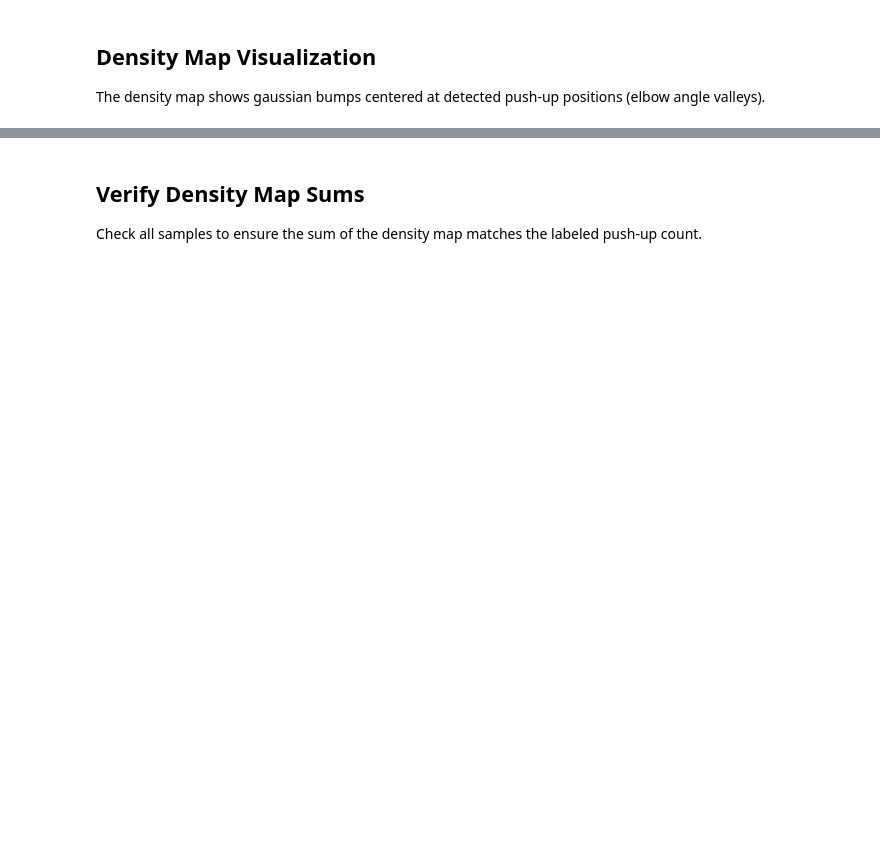
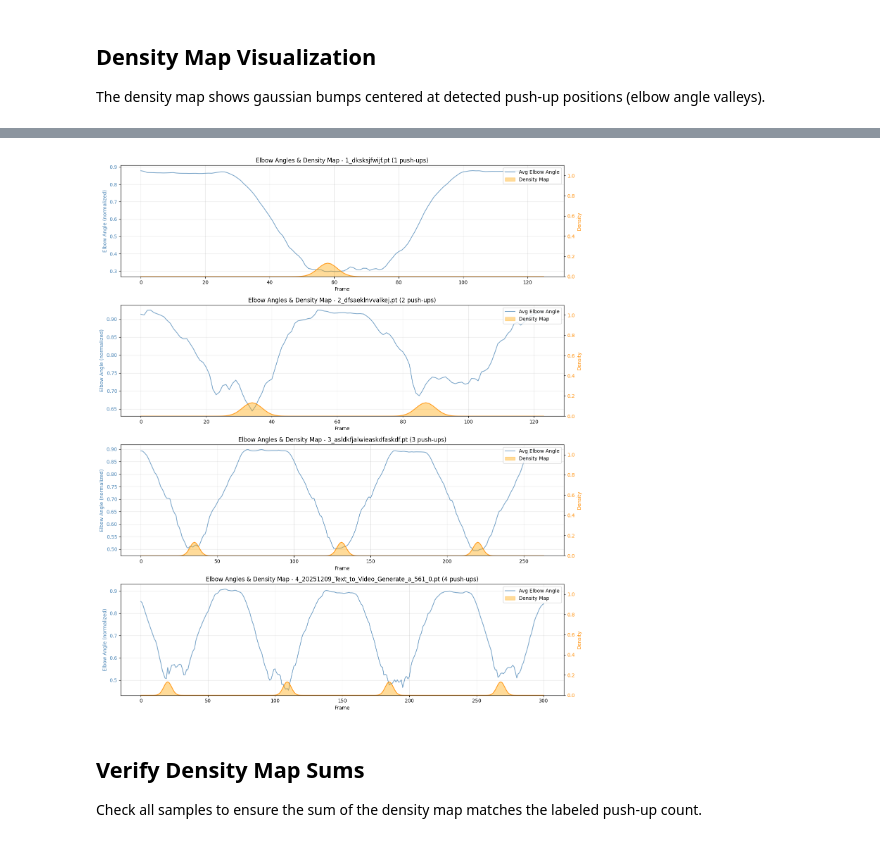
Before and after one commit to derekmok/machine-vision-coursework, a Jupyter notebook: visualize_angle_sequences.ipynb, the cells around one changed output, grey strips where cells are left out. Cells and saved outputs as stored; diff of their text form; code cells hidden in the pictures; blank space fills up the shorter version.

```diff
--- a/visualize_angle_sequences.ipynb
+++ b/visualize_angle_sequences.ipynb
@@ -214,22 +264,0 @@ plt.show()
-# %%
-# Pick one sample video
-sample_path = sample_files[1]  # 2 push-ups
-cache_data = torch.load(sample_path, weights_only=True)
-angles, density_map = cache_data['angles'], cache_data['density_map']
-filename = os.path.basename(sample_path)
-
-fig, axes = plt.subplots(3, 2, figsize=(14, 10))
-frames = np.arange(len(angles))
-
-for i, (ax, name) in enumerate(zip(axes.flat, ANGLE_NAMES)):
-    ax.plot(frames, angles[:, i].numpy(), color='steelblue', linewidth=1.5)
-    ax.fill_between(frames, angles[:, i].numpy(), alpha=0.3, color='steelblue')
-    ax.set_title(name, fontsize=12)
-    ax.set_xlabel('Frame')
-    ax.set_ylabel('Angle (normalized)')
-    ax.grid(True, alpha=0.3)
-    ax.set_ylim(0, 1.1)
-
-fig.suptitle(f'All Joint Angles - {filename}', fontsize=14, y=1.02)
-plt.tight_layout()
-plt.show()
@@ -314,3 +265,19 @@ for file_path in sample_files:
+# %%
+fig, axes = plt.subplots(len(sample_files), 1, figsize=(14, 4 * len(sample_files)))
+
+for idx, file_path in enumerate(sample_files):
+    _, angles, density_map, filename, label = load_features(file_path)
+
+    ax = get_axis(axes, idx, len(sample_files))
+    frames = np.arange(len(angles))
+
+    title = f'Elbow Angles & Density Map - {filename} ({label} push-ups)'
+    plot_density_with_elbow(ax, frames, angles, density_map, title)
+
+plt.tight_layout()
+plt.show()
+# %% [output]
+[figure, added]
 # %% [markdown]
 ## Verify Density Map Sums
 
```
Also changed, not shown: parts of 17 cells of this notebook, 11 other files.
